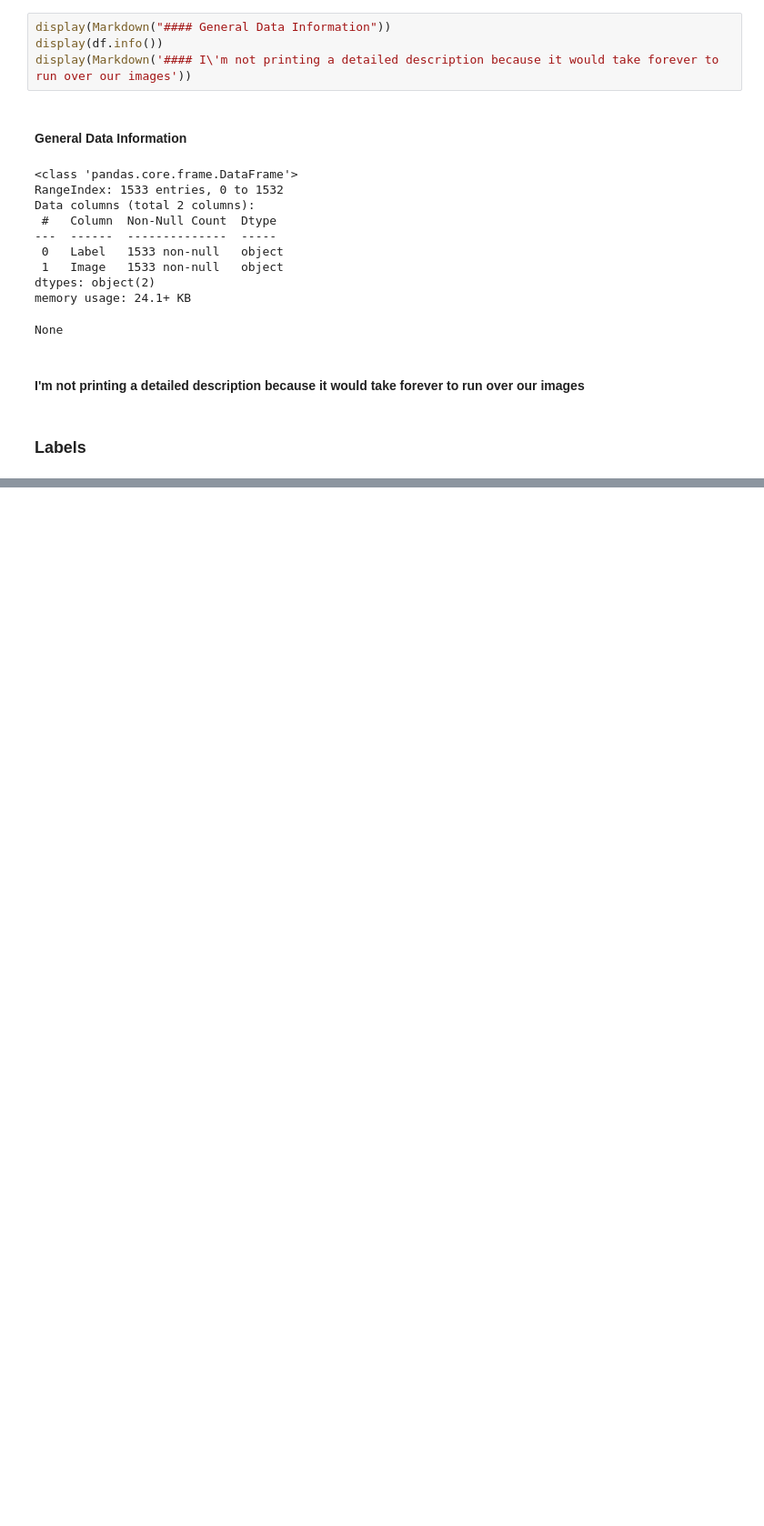
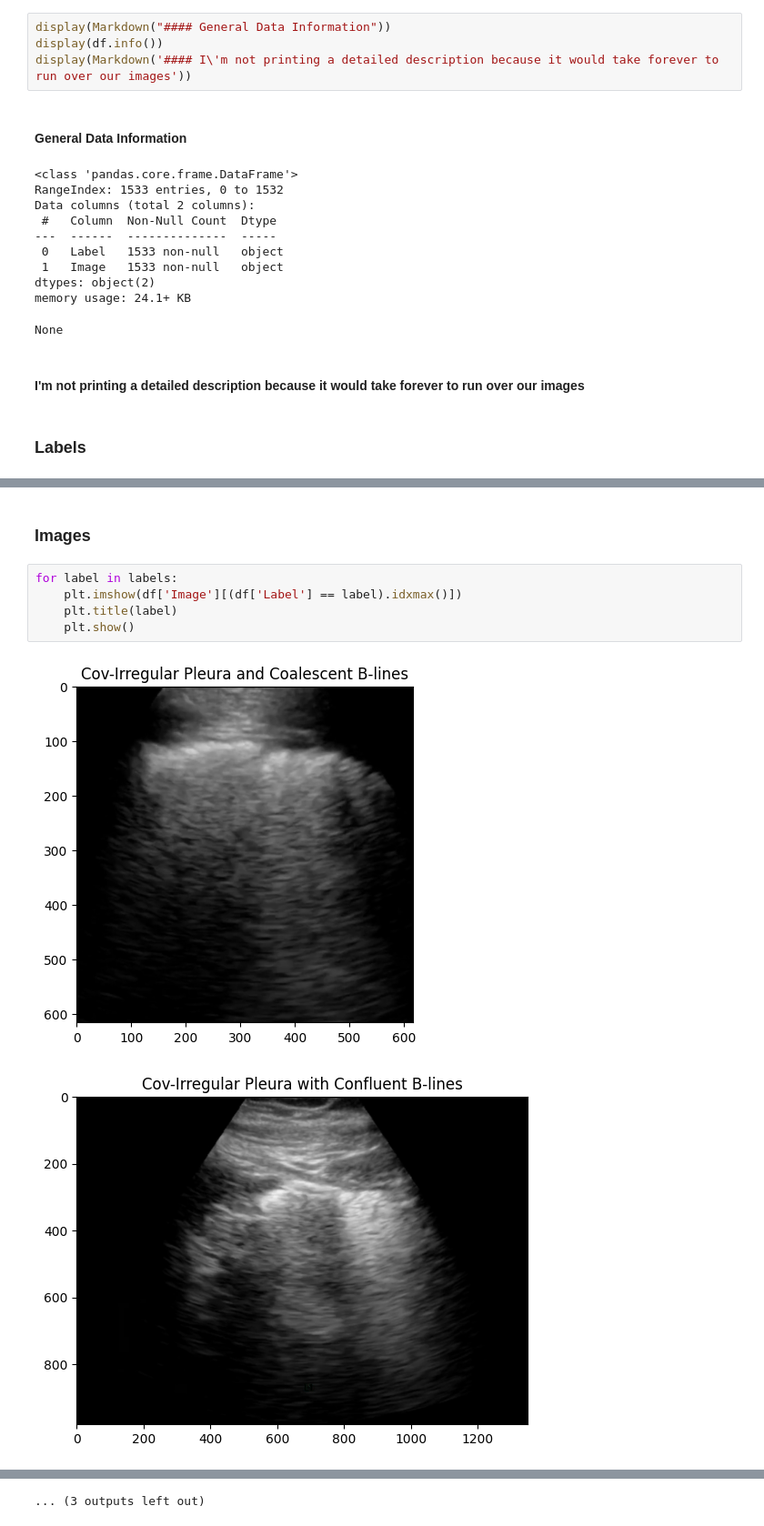
Before and after one commit to carterjandrew/STAT_5000_Final_Project, a Jupyter notebook: notebook.ipynb, the cells around one changed output, grey strips where cells are left out. Shown at 91% size. Drawn from its saved outputs; the diff is of its cells as text; blank space fills up the shorter version.

```diff
--- a/notebook.ipynb
+++ b/notebook.ipynb
@@ -221,0 +248,10 @@ Name: Label, dtype: object
+# %% [markdown]
+### Images
+# %%
+for label in labels:
+    plt.imshow(df['Image'][(df['Label'] == label).idxmax()])
+    plt.title(label)
+    plt.show()
+# %% [output]
+[figure, added]
+[figure, added]
@@ -221,0 +268 @@ Name: Label, dtype: object
+... (3 outputs left out)
```
Also changed, not shown: parts of 8 cells of this notebook, 1 other file.
